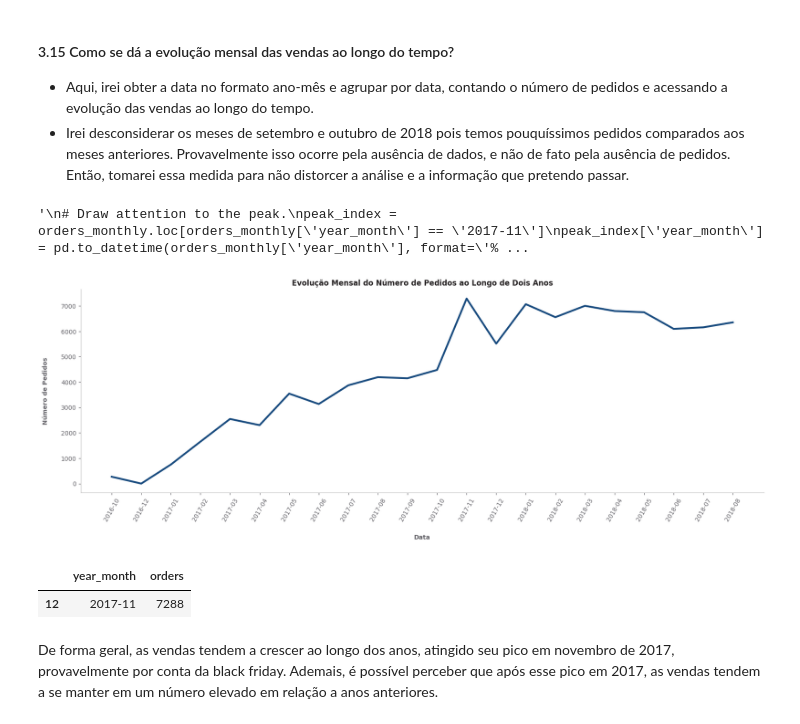
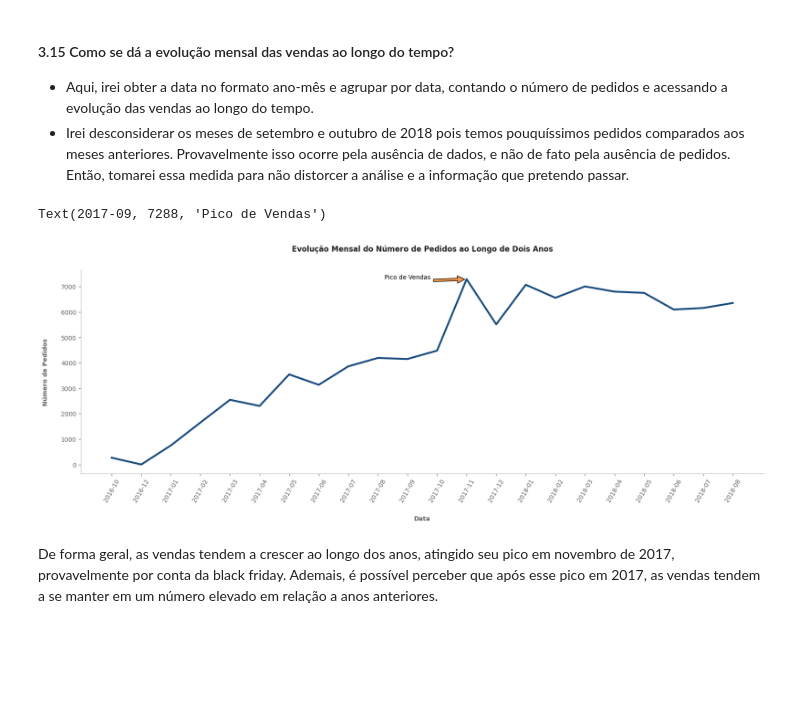
Before and after one commit to allmeidaapedro/Olist-Analysis, a Jupyter notebook: eda.ipynb, the cells around one changed output. Cells and saved outputs as stored; diff of their text form; code cells hidden in the pictures; blank space fills up the shorter version.

Commit message:
Adiciona vendas mensal, testando gráfico

```diff
--- a/eda.ipynb
+++ b/eda.ipynb
@@ -983,42 +983,35 @@ ax.spines['bottom'].set_visible(False)
 # %%
 # Grouping the data by date, obtaining the number of orders per date over the two-year period.
 order_data['year_month'] = order_data['order_purchase_timestamp'].dt.strftime(date_format='%Y-%m')
 orders_monthly = order_data.groupby(['year_month'])[['order_id']].count().rename(columns={'order_id': 'orders'}).reset_index().sort_values(by=['year_month'])
 orders_monthly = orders_monthly.loc[~orders_monthly['year_month'].isin(['2018-09', '2018-10'])]
 
 # Defining the figure and plotting the line chart.
 fig, ax = plt.subplots(figsize=(20, 6))
 ax.plot(orders_monthly['year_month'], orders_monthly['orders'], color=AZUL1, linewidth=3, zorder=1)
 
 # Customizing the plot.
-ax.set_title('Evolução Mensal do Número de Pedidos ao Longo de Dois Anos', fontweight='bold', color=CINZA1)
+ax.set_title('Evolução Mensal do Número de Pedidos ao Longo de Dois Anos', fontweight='bold', color=CINZA1, pad=30)
 ax.set_xlabel('Data', labelpad=20, color=CINZA4, fontweight='bold')
 ax.set_ylabel('Número de Pedidos', labelpad=20, color=CINZA4, fontweight='bold')
 ax.set_xticks(ticks=orders_monthly['year_month'], labels=orders_monthly['year_month'], rotation=60)
 ax.tick_params(axis='y', colors=CINZA4)
 ax.tick_params(axis='x', colors=CINZA4)
 ax.spines['right'].set_visible(False)
 ax.spines['top'].set_visible(False)
 ax.spines['left'].set_color(CINZA9)
 ax.spines['bottom'].set_color(CINZA9)
 
-'''
-# Draw attention to the peak.
-peak_index = orders_monthly.loc[orders_monthly['year_month'] == '2017-11']
-peak_index['year_month'] = pd.to_datetime(orders_monthly['year_month'], format='%Y-%m')
-ax.scatter(x=peak_index['year_month'], y=peak_index['orders'], color='red', label='Peak', s=80, zorder=2)
-ax.annotate(f"Peak: {peak_index['orders']}",
-            xy=(peak_index['year_month'], peak_index['orders']),
-            xytext=(peak_index['year_month'] + pd.DateOffset(months=1), peak_index['orders'] + 5),
-            arrowprops=dict(facecolor='black', arrowstyle='->'))'''
+peak_month = orders_monthly.loc[orders_monthly['orders'].idxmax()]['year_month']
+ax.annotate('Pico de Vendas',
+             xy=(peak_month, orders_monthly['orders'].max()),
+             xytext=('2017-09', orders_monthly['orders'].max()),  # Adjust the text position
+             arrowprops=dict(facecolor=LARANJA1, shrink=0.05),
+             fontsize=10,
+             ha='center')
 # %% [output]
-'\n# Draw attention to the peak.\npeak_index = orders_monthly.loc[orders_monthly[\'year_month\'] == \'2017-11\']\npeak_index[\'year_month\'] = pd.to_datetime(orders_monthly[\'year_month\'], format=\'% ...
+Text(2017-09, 7288, 'Pico de Vendas')
-[figure, old version]
+[figure, new version]
-# %%
-orders_monthly.loc[orders_monthly['year_month'] == '2017-11']
-# %% [output]
-|  | year_month | orders |
-| 12 | 2017-11 | 7288 |
 # %% [markdown]
 De forma geral, as vendas tendem a crescer ao longo dos anos, atingido seu pico em novembro de 2017, provavelmente por conta da black friday. Ademais, é possível perceber que após esse pico em 2017, as vendas tendem a se manter em um número elevado em relação a anos anteriores.
 # %% [markdown]
```
Also changed, not shown: 2 other files.
